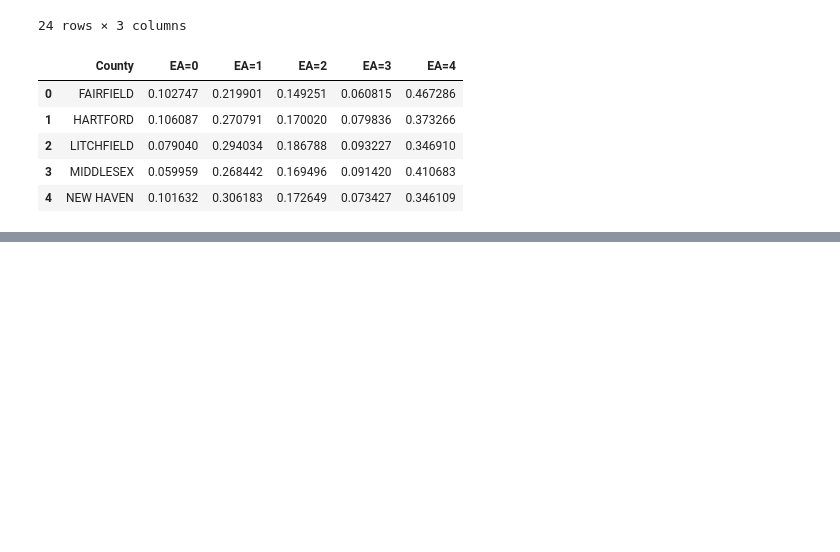
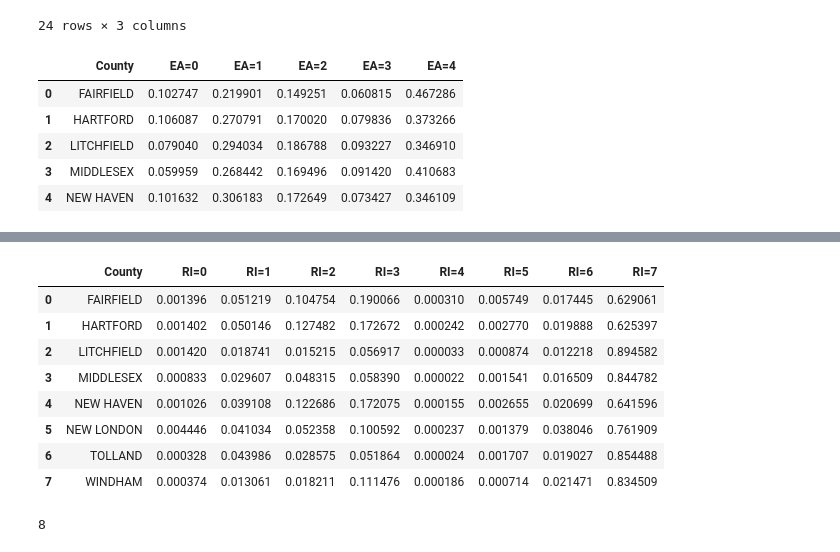
Before and after one commit to muhan-zhang/data200-final-project, a Jupyter notebook: Project.ipynb, the cells around one changed output, grey strips where cells are left out. Saved outputs shown, nothing was run; the diff lists cells and outputs as text; code cells hidden in the pictures; blank space fills up the shorter version.

```diff
--- a/Project.ipynb
+++ b/Project.ipynb
@@ -86,3 +86,8 @@ ea_ct.head()
 | 2 | Andover | 901301080 | 2006-2010 | Female | Associate's Degree | Percent | Educational Attainment | 11.74 |
 | 3 | Andover | 901301080 | 2006-2010 | Female | Associate's Degree | Percent | Margins of Error | 5.75 |
 | 4 | Andover | 901301080 | 2006-2010 | Female | Bachelor's Degree or higher | Number | Educational Attainment | 443.00 |
+# %%
+ri_filename = os.path.join('data', 'population-by-race-by-county-2019.csv')
+
+ri_ct = pd.read_csv(ri_filename)
+ri_ct.head()
@@ -1173,0 +1219,3 @@ ea_ct.head()
+# %%
+ri_enc = {i: j for i, j in zip(np.sort(ri_ct["Race/Ethnicity"].unique()), range(len(ri_ct["Race/Ethnicity"].unique())))}
+ri_enc
@@ -1173,0 +1246,13 @@ ea_ct.head()
+# %%
+ri_ct = ri_ct.query("`Measure Type` == 'Number'").drop("Measure Type", axis=1)\
+             .query("Variable == 'Population'").drop("Variable", axis=1)\
+             .drop("FIPS", axis=1)\
+             .query("Year == '2012-2016' or Year == '2013-2017' or Year == '2014-2018'")\
+             .query("County != 'Connecticut'")\
+             .replace({"Race/Ethnicity": ri_enc})\
+             .reset_index(drop=True)
+
+ri_ct["County"] = ri_ct["County"].str.upper()\
+                                 .str.rsplit(' ', n=1, expand=True)\
+                                 .loc[:, 0]
+ri_ct.head()
@@ -1173,0 +1266,3 @@ ea_ct.head()
+# %%
+ri_total = ri_ct.groupby(["County", "Year"], as_index=False).agg({'Value': 'sum'})
+ri_total.head()
@@ -1173,0 +1276,28 @@ ea_ct.head()
+# %%
+ri_ct = ri_ct.merge(ri_total, how='left', on=["County", "Year"])\
+             .groupby(["County", "Race/Ethnicity"], as_index=False)\
+             .sum()
+
+ri_ct["Avg"] = ri_ct['Value_x'] / ri_ct['Value_y']
+
+ri_ct = ri_ct.drop(["Value_x", "Value_y"], axis=1)\
+             .pivot(index='County', columns='Race/Ethnicity', values='Avg')\
+             .rename(lambda x: 'RI=' + str(x), axis=1)\
+             .reset_index()
+
+ri_ct.columns.rename(None, inplace=True)
+ri_ct.head(10)
+# %% [output]
+|  | County | RI=0 | RI=1 | RI=2 | RI=3 | RI=4 | RI=5 | RI=6 | RI=7 |
+| 0 | FAIRFIELD | 0.001396 | 0.051219 | 0.104754 | 0.190066 | 0.000310 | 0.005749 | 0.017445 | 0.629061 |
+| 1 | HARTFORD | 0.001402 | 0.050146 | 0.127482 | 0.172672 | 0.000242 | 0.002770 | 0.019888 | 0.625397 |
+| 2 | LITCHFIELD | 0.001420 | 0.018741 | 0.015215 | 0.056917 | 0.000033 | 0.000874 | 0.012218 | 0.894582 |
+| 3 | MIDDLESEX | 0.000833 | 0.029607 | 0.048315 | 0.058390 | 0.000022 | 0.001541 | 0.016509 | 0.844782 |
+| 4 | NEW HAVEN | 0.001026 | 0.039108 | 0.122686 | 0.172075 | 0.000155 | 0.002655 | 0.020699 | 0.641596 |
+| 5 | NEW LONDON | 0.004446 | 0.041034 | 0.052358 | 0.100592 | 0.000237 | 0.001379 | 0.038046 | 0.761909 |
+| 6 | TOLLAND | 0.000328 | 0.043986 | 0.028575 | 0.051864 | 0.000024 | 0.001707 | 0.019027 | 0.854488 |
+| 7 | WINDHAM | 0.000374 | 0.013061 | 0.018211 | 0.111476 | 0.000186 | 0.000714 | 0.021471 | 0.834509 |
+# %%
+np.linalg.matrix_rank(ri_ct.values[:, 1:].astype(float))
+# %% [output]
+8
```
Also changed, not shown: parts of 19 cells of this notebook.
